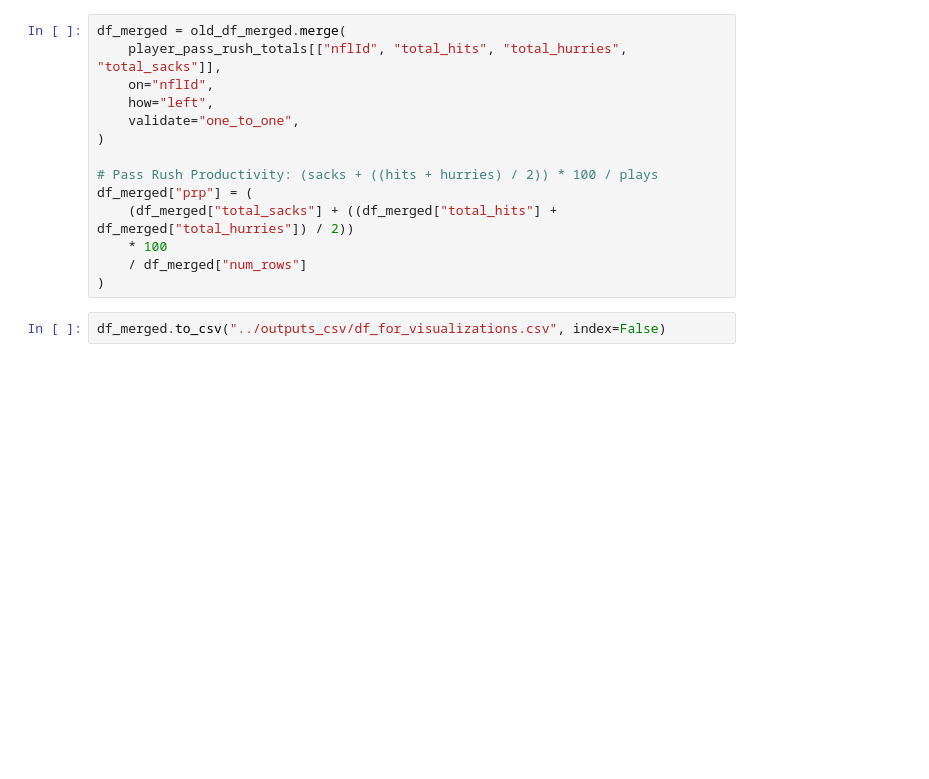
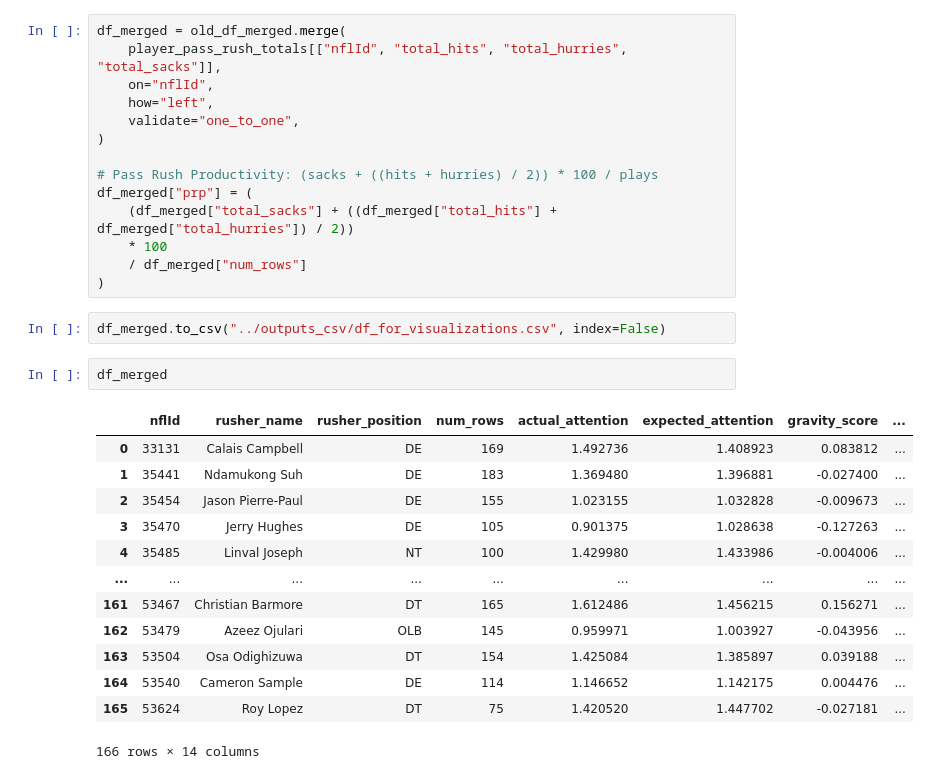
Before and after one commit to mouchatt6/BSA-Football-2026-Gravity-Metrics, a Jupyter notebook: Data Cleaning + Engineering/scripts/xgboost_model_expected_attention.ipynb, the cells around one changed output. Saved outputs shown, nothing was run; the diff lists cells and outputs as text; blank space fills up the shorter version.

Commit message:
csv files for gravity scores

```diff
--- a/Data Cleaning + Engineering/scripts/xgboost_model_expected_attention.ipynb
+++ b/Data Cleaning + Engineering/scripts/xgboost_model_expected_attention.ipynb
@@ -829,3 +857,19 @@ df_merged["prp"] = (
 )
 # %%
 df_merged.to_csv("../outputs_csv/df_for_visualizations.csv", index=False)
+# %%
+df_merged
+# %% [output]
+|  | nflId | rusher_name | rusher_position | num_rows | actual_attention | expected_attention | gravity_score | ... |
+| 0 | 33131 | Calais Campbell | DE | 169 | 1.492736 | 1.408923 | 0.083812 | ... |
+| 1 | 35441 | Ndamukong Suh | DE | 183 | 1.369480 | 1.396881 | -0.027400 | ... |
+| 2 | 35454 | Jason Pierre-Paul | DE | 155 | 1.023155 | 1.032828 | -0.009673 | ... |
+| 3 | 35470 | Jerry Hughes | DE | 105 | 0.901375 | 1.028638 | -0.127263 | ... |
+| 4 | 35485 | Linval Joseph | NT | 100 | 1.429980 | 1.433986 | -0.004006 | ... |
+| ... | ... | ... | ... | ... | ... | ... | ... | ... |
+| 161 | 53467 | Christian Barmore | DT | 165 | 1.612486 | 1.456215 | 0.156271 | ... |
+| 162 | 53479 | Azeez Ojulari | OLB | 145 | 0.959971 | 1.003927 | -0.043956 | ... |
+| 163 | 53504 | Osa Odighizuwa | DT | 154 | 1.425084 | 1.385897 | 0.039188 | ... |
+| 164 | 53540 | Cameron Sample | DE | 114 | 1.146652 | 1.142175 | 0.004476 | ... |
+| 165 | 53624 | Roy Lopez | DT | 75 | 1.420520 | 1.447702 | -0.027181 | ... |
+166 rows × 14 columns
```
Also changed, not shown: parts of 3 cells of this notebook, 3 other files.
